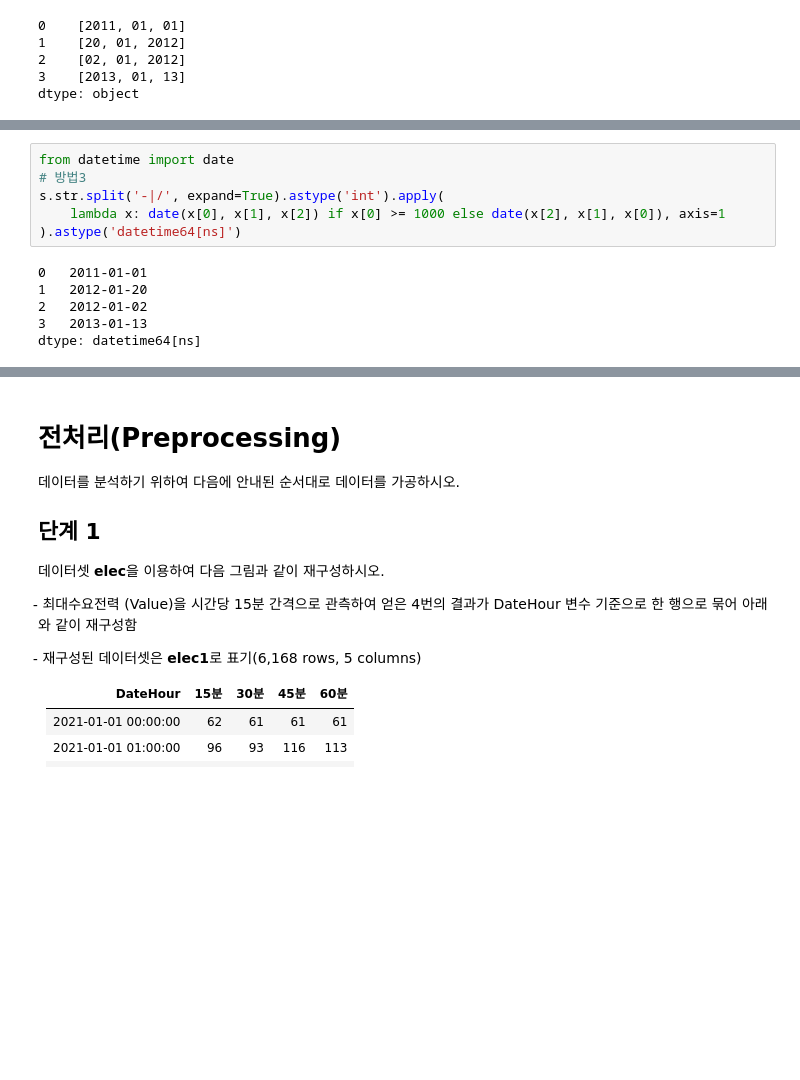
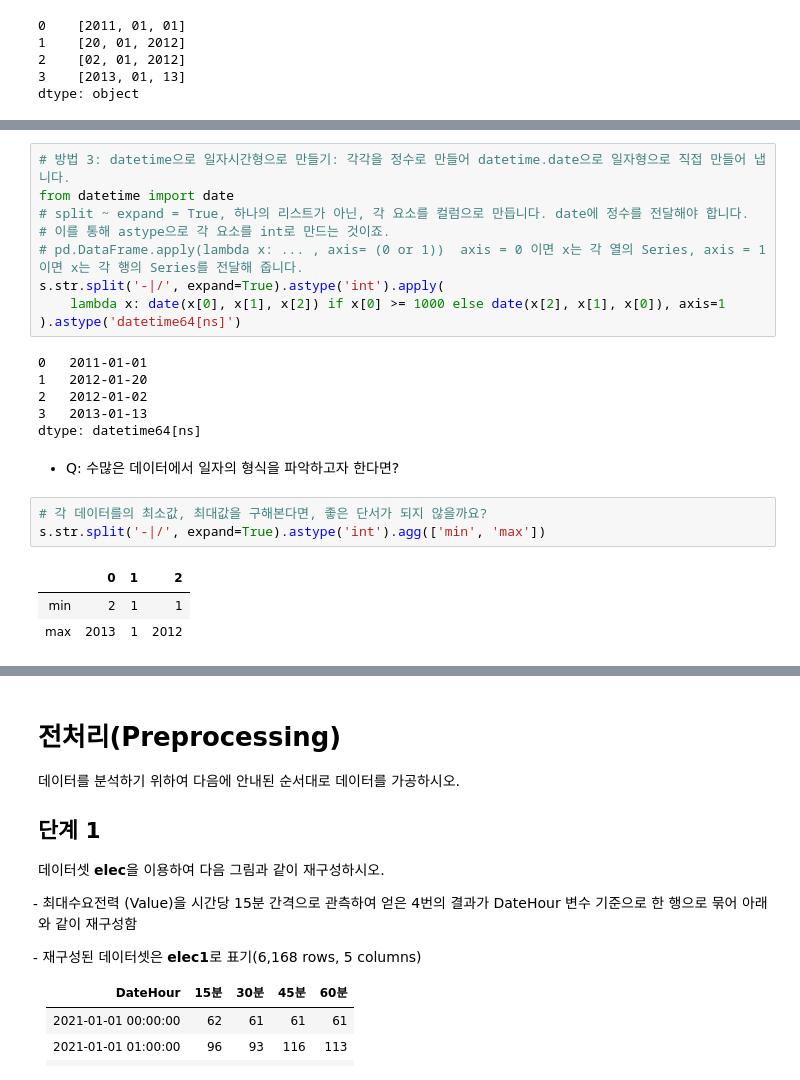
Before and after one commit to sunkusun9/DS_lv3_2609_2, a Jupyter notebook: sec_ds_lv3_prob3_prob.ipynb, the cells around one changed output, grey strips where cells are left out. Cells and saved outputs as stored; diff of their text form; blank space fills up the shorter version.

```diff
--- a/sec_ds_lv3_prob3_prob.ipynb
+++ b/sec_ds_lv3_prob3_prob.ipynb
@@ -200,8 +226,11 @@ pd.to_datetime(
 3   2013-01-13
 dtype: datetime64[ns]
 # %%
+# 방법 3: datetime으로 일자시간형으로 만들기: 각각을 정수로 만들어 datetime.date으로 일자형으로 직접 만들어 냅니다.
 from datetime import date
-# 방법3
+# split ~ expand = True, 하나의 리스트가 아닌, 각 요소를 컬럼으로 만듭니다. date에 정수를 전달해야 합니다.
+# 이를 통해 astype으로 각 요소를 int로 만드는 것이죠.
+# pd.DataFrame.apply(lambda x: ... , axis= (0 or 1))  axis = 0 이면 x는 각 열의 Series, axis = 1 이면 x는 각 행의 Series를 전달해 줍니다.
 s.str.split('-|/', expand=True).astype('int').apply(
     lambda x: date(x[0], x[1], x[2]) if x[0] >= 1000 else date(x[2], x[1], x[0]), axis=1
 ).astype('datetime64[ns]')
@@ -211,3 +240,12 @@ s.str.split('-|/', expand=True).astype('int').apply(
 2   2012-01-02
 3   2013-01-13
 dtype: datetime64[ns]
+# %% [markdown]
+- Q: 수많은 데이터에서 일자의 형식을 파악하고자 한다면?
+# %%
+# 각 데이터를의 최소값, 최대값을 구해본다면, 좋은 단서가 되지 않을까요?
+s.str.split('-|/', expand=True).astype('int').agg(['min', 'max'])
+# %% [output]
+|  | 0 | 1 | 2 |
+| min | 2 | 1 | 1 |
+| max | 2013 | 1 | 2012 |
```
Also changed, not shown: parts of 76 cells of this notebook.
